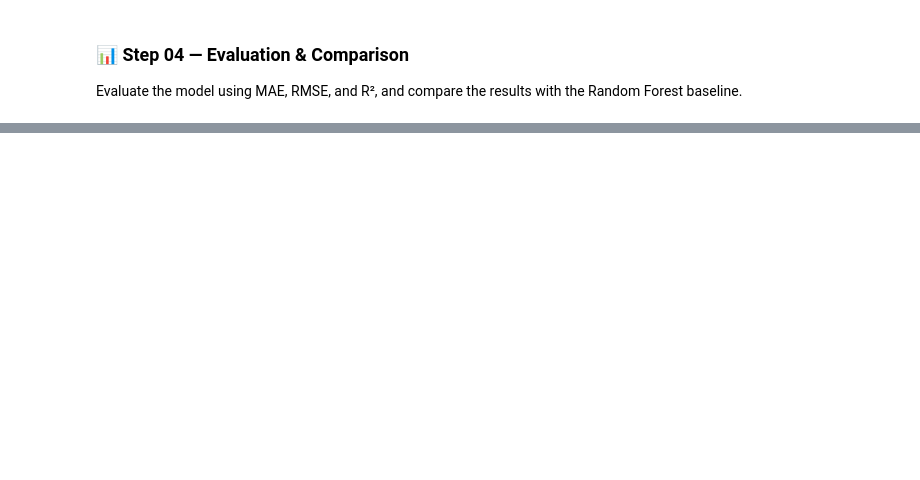
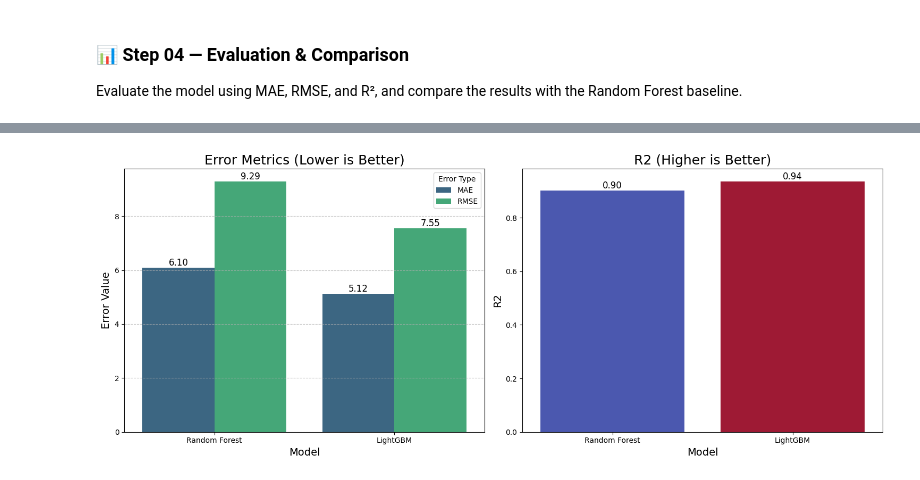
Before and after one commit to chgwyellow/air_pollution_analysis, a Jupyter notebook: notebook/08_advanced_boosting_lightgbm.ipynb, the cells around one changed output, grey strips where cells are left out. Drawn from its saved outputs; the diff is of its cells as text; code cells hidden in the pictures; blank space fills up the shorter version.

Commit message:
Finish lgbm model.

```diff
--- a/notebook/08_advanced_boosting_lightgbm.ipynb
+++ b/notebook/08_advanced_boosting_lightgbm.ipynb
@@ -174,0 +201,12 @@ Evaluate the model using MAE, RMSE, and R², and compare the results with the Ra
+# %%
+# 2. Load RF model statistics
+import json
+from src.config import RESULT_DIR
+
+with open(RESULT_DIR / "RandomForest_metrics_lastest.json", "r", encoding="utf-8") as f:
+    rf_metrics = json.load(f)
+    info(f"RandomForest Metrics: {rf_metrics}")
+
+with open(RESULT_DIR / "LightGBM_metrics_lastest.json", "r", encoding="utf-8") as f:
+    lg_metrics = json.load(f)
+    info(f"LightGBM Metrics: {lg_metrics}")
@@ -174,0 +216,5 @@ Evaluate the model using MAE, RMSE, and R², and compare the results with the Ra
+# %%
+# 3. Make the diff df
+df = pd.DataFrame({"rf_metrics": rf_metrics, "lgbm_metrics": lg_metrics}).T
+df.drop(columns=["timestamp"], inplace=True)
+df
@@ -174,0 +225,63 @@ Evaluate the model using MAE, RMSE, and R², and compare the results with the Ra
+# %%
+# 4. Present the diagram of MAE, RMSE, R2
+import matplotlib.pyplot as plt
+import seaborn as sns
+
+from src.config import TITLE_FONT_SIZE, FONT_SIZE
+
+# Reset index and rename columns
+df_plot = df.reset_index().rename(columns={"index": "Model"})
+df_plot["Model"] = df_plot["Model"].replace(
+    {"rf_metrics": "Random Forest", "lgbm_metrics": "LightGBM"}
+)
+
+# Create a canvas
+fig, axes = plt.subplots(1, 2, figsize=(15, 6))
+
+# MAE & RMSE
+df_errors = df_plot.melt(
+    id_vars="Model",
+    value_vars=["MAE", "RMSE"],
+    var_name="Error Type",
+    value_name="Value",
+)
+
+sns.barplot(
+    data=df_errors,
+    x="Model",
+    y="Value",
+    hue="Error Type",
+    ax=axes[0],
+    palette="viridis",
+)
+axes[0].set_title("Error Metrics (Lower is Better)", fontsize=TITLE_FONT_SIZE)
+axes[0].set_ylabel("Error Value", fontsize=FONT_SIZE)
+axes[0].set_xlabel("Model", fontsize=FONT_SIZE)
+axes[0].grid(axis="y", linestyle="--", alpha=0.7)
+
+# add labels on top of each bar
+for container in axes[0].containers:
+    axes[0].bar_label(container, fmt="%.2f", fontsize=12)
+
+# R2
+sns.barplot(
+    data=df_plot,
+    x="Model",
+    y="R2",
+    hue="R2",
+    ax=axes[1],
+    palette="coolwarm",
+    legend=False,
+)
+axes[1].set_title("R2 (Higher is Better)", fontsize=TITLE_FONT_SIZE)
+axes[1].set_ylabel("R2", fontsize=FONT_SIZE)
+axes[1].set_xlabel("Model", fontsize=FONT_SIZE)
+
+# add labels on top of each bar
+for container in axes[1].containers:
+    axes[1].bar_label(container, fmt="%.2f", fontsize=12)
+
+plt.tight_layout()
+plt.show()
+# %% [output]
+[figure, added]
```
Also changed, not shown: parts of 7 cells of this notebook, 2 other files.
